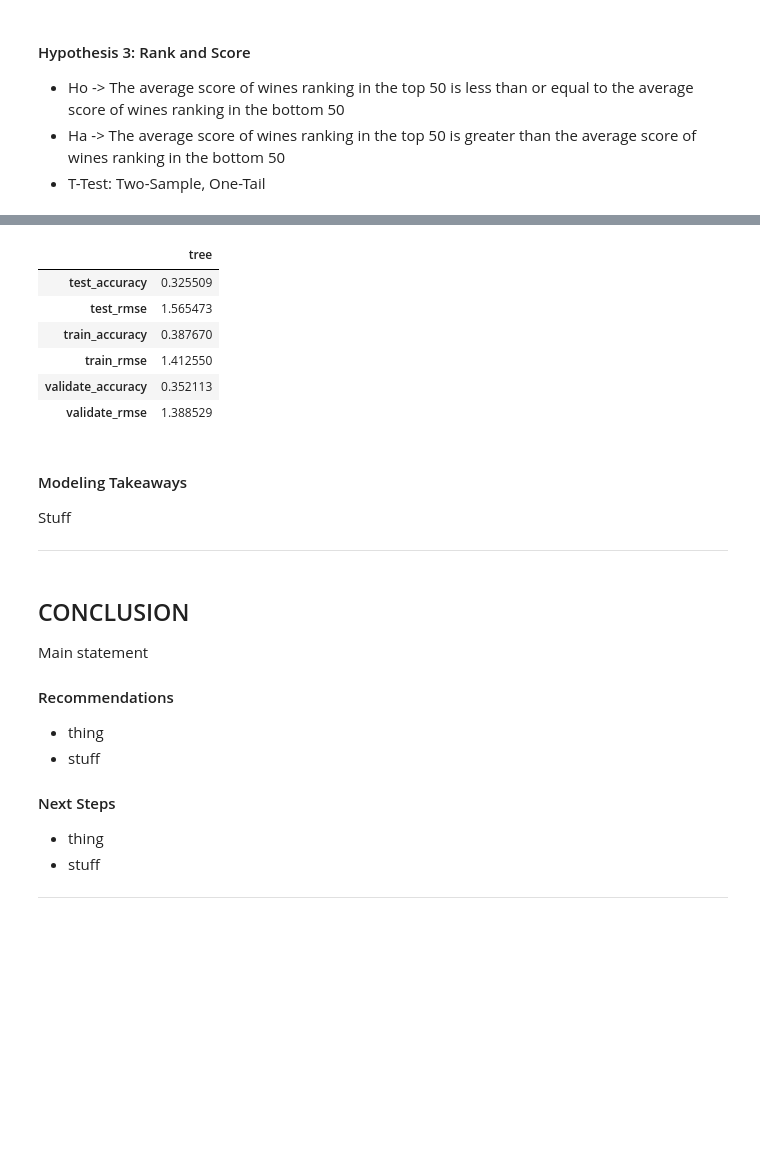
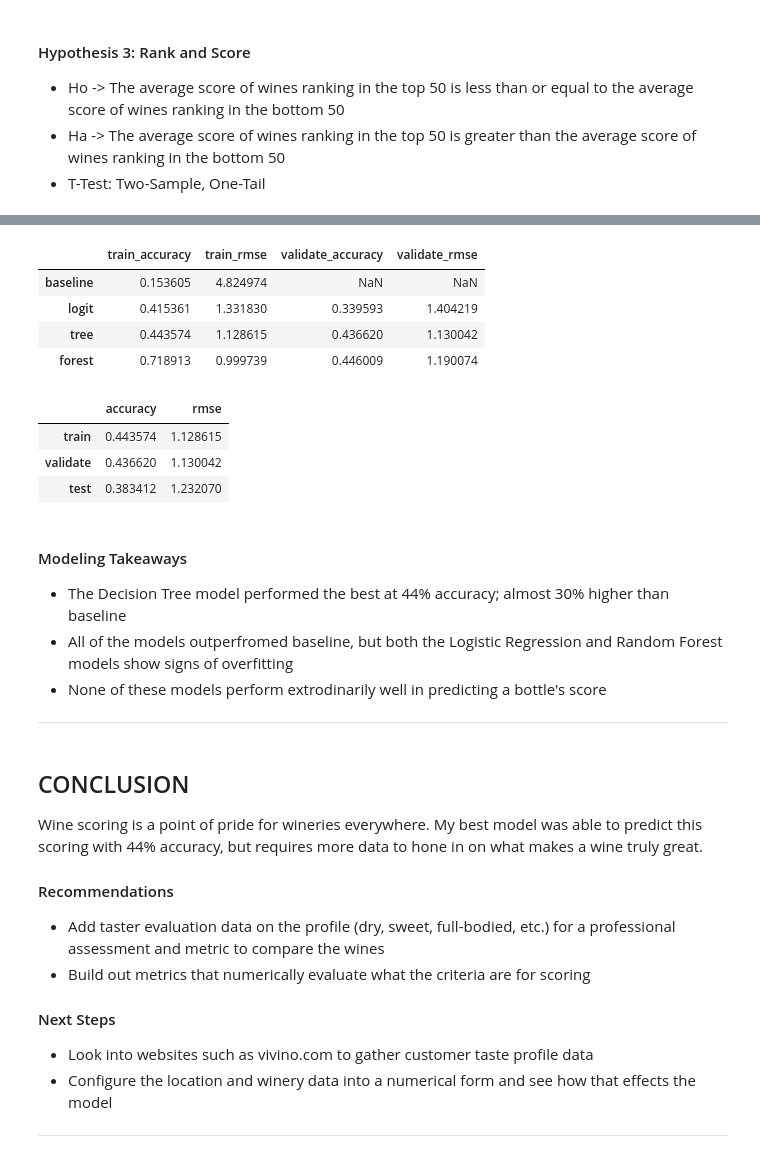
Before and after one commit to morgancross2/wine_rankings, a Jupyter notebook: final_report.ipynb, the cells around one changed output, grey strips where cells are left out. Saved outputs shown, nothing was run; the diff lists cells and outputs as text; code cells hidden in the pictures; blank space fills up the shorter version.

```diff
--- a/final_report.ipynb
+++ b/final_report.ipynb
@@ -428,2 +266,0 @@ Please also refer to the documentation for alternative solver options:
-# %%
-results, final = model.run_models(train, val, test)
@@ -446,28 +267,36 @@ results.T
-# %%
-pd.DataFrame(final)
-# %% [output]
-|  | tree |
-| test_accuracy | 0.325509 |
-| test_rmse | 1.565473 |
-| train_accuracy | 0.387670 |
-| train_rmse | 1.412550 |
-| validate_accuracy | 0.352113 |
-| validate_rmse | 1.388529 |
+# %%
+models, final = model.run_models(train, val, test)
+# %%
+models
+# %% [output]
+|  | train_accuracy | train_rmse | validate_accuracy | validate_rmse |
+| baseline | 0.153605 | 4.824974 | NaN | NaN |
+| logit | 0.415361 | 1.331830 | 0.339593 | 1.404219 |
+| tree | 0.443574 | 1.128615 | 0.436620 | 1.130042 |
+| forest | 0.718913 | 0.999739 | 0.446009 | 1.190074 |
+# %%
+final.T
+# %% [output]
+|  | accuracy | rmse |
+| train | 0.443574 | 1.128615 |
+| validate | 0.436620 | 1.130042 |
+| test | 0.383412 | 1.232070 |
 # %% [markdown]
 #### Modeling Takeaways
-Stuff
-
+- The Decision Tree model performed the best at 44% accuracy; almost 30% higher than baseline
+- All of the models outperfromed baseline, but both the Logistic Regression and Random Forest models show signs of overfitting
+- None of these models perform extrodinarily well in predicting a bottle's score
 ----
 # %% [markdown]
 ## CONCLUSION
-Main statement
+Wine scoring is a point of pride for wineries everywhere. My best model was able to predict this scoring with 44% accuracy, but requires more data to hone in on what makes a wine truly great.
 
 #### Recommendations
-- thing
-- stuff
+- Add taster evaluation data on the profile (dry, sweet, full-bodied, etc.) for a professional assessment and metric to compare the wines
+- Build out metrics that numerically evaluate what the criteria are for scoring
 
 #### Next Steps
-- thing
-- stuff
+- Look into websites such as vivino.com to gather customer taste profile data
+- Configure the location and winery data into a numerical form and see how that effects the model
 
 ----
```
Also changed, not shown: parts of 34 cells of this notebook, 2 other files.
